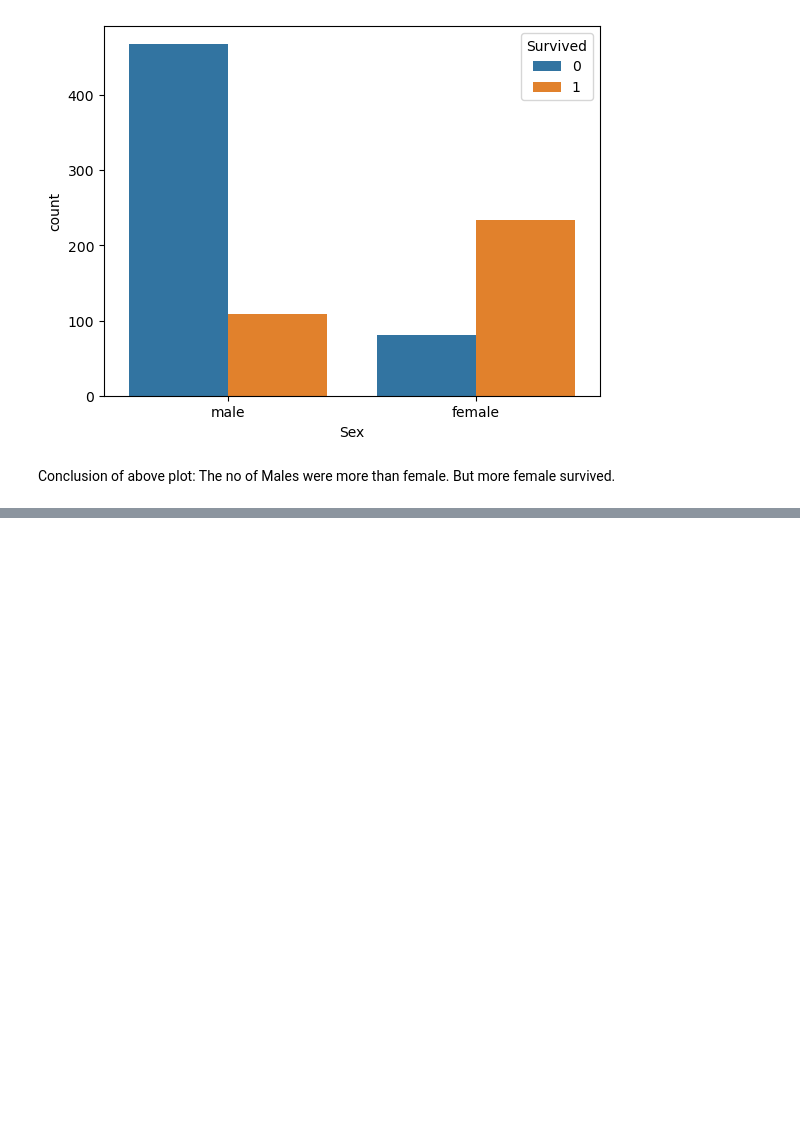
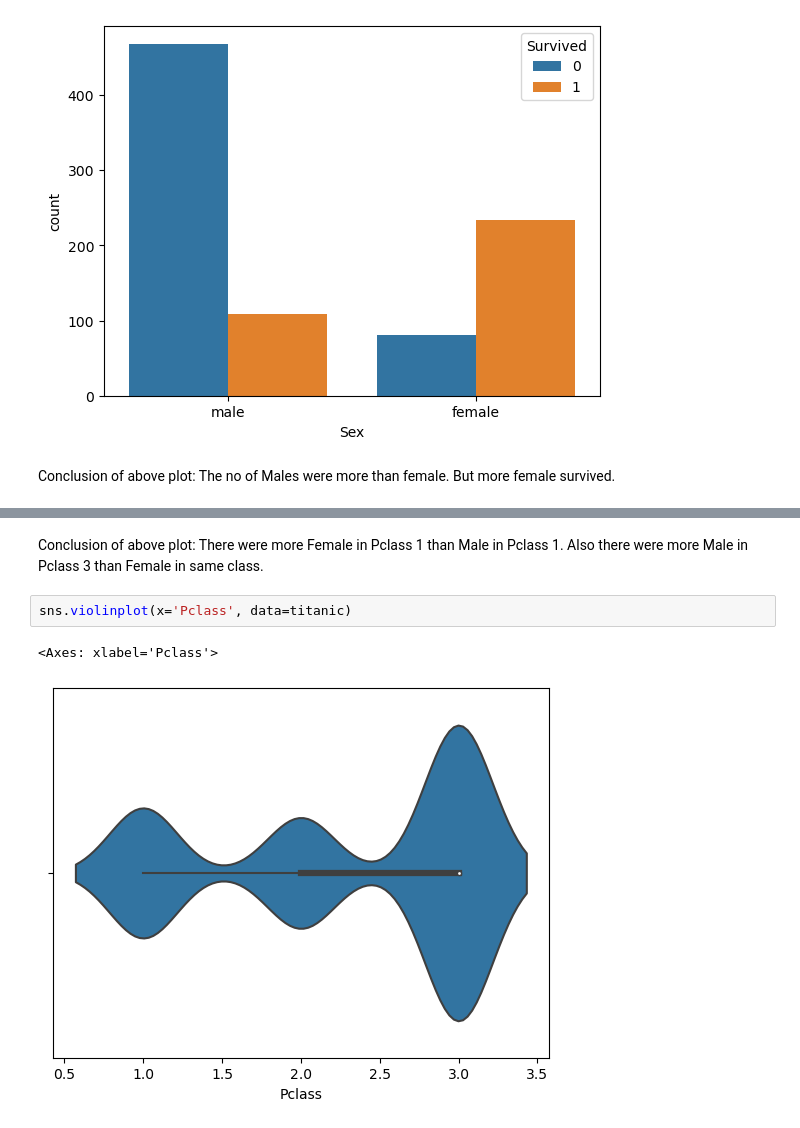
Before and after one commit to IBokiy/ML, a Jupyter notebook: Untitled2.ipynb, the cells around one changed output, grey strips where cells are left out. Saved outputs shown, nothing was run; the diff lists cells and outputs as text; blank space fills up the shorter version.

```diff
--- a/Untitled2.ipynb
+++ b/Untitled2.ipynb
@@ -132,0 +145,7 @@ Conclusion of above plot: The no of Males were more than female. But more female
+# %% [markdown]
+Conclusion of above plot: There were more Female in Pclass 1 than Male in Pclass 1. Also there were more Male in Pclass 3 than Female in same class.
+# %%
+sns.violinplot(x='Pclass', data=titanic)
+# %% [output]
+<Axes: xlabel='Pclass'>
+[figure, added]
```
Also changed, not shown: parts of 12 cells of this notebook.
